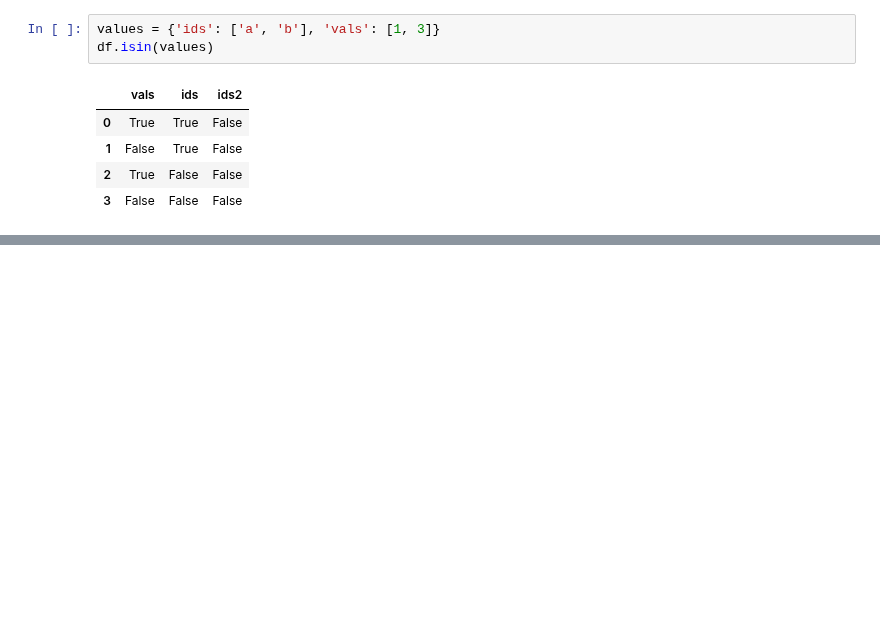
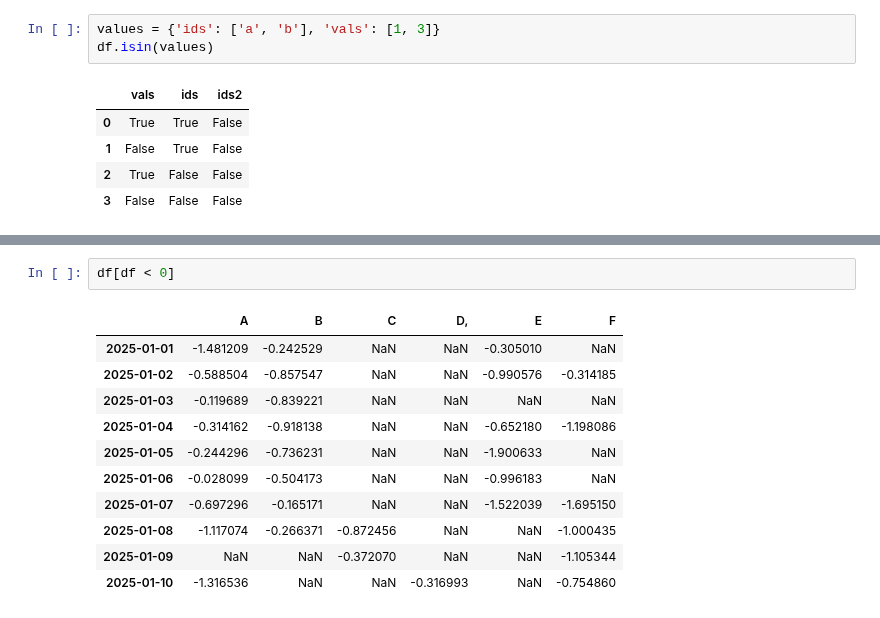
Before and after one commit to manasesmutembei11/ML, a Jupyter notebook: pandas/indexing_and_selecting.ipynb, the cells around one changed output, grey strips where cells are left out. Drawn from its saved outputs; the diff is of its cells as text; blank space fills up the shorter version.

```diff
--- a/pandas/indexing_and_selecting.ipynb
+++ b/pandas/indexing_and_selecting.ipynb
@@ -749,0 +793,14 @@ df.isin(values)
+# %%
+df[df < 0]
+# %% [output]
+|  | A | B | C | D, | E | F |
+| 2025-01-01 | -1.481209 | -0.242529 | NaN | NaN | -0.305010 | NaN |
+| 2025-01-02 | -0.588504 | -0.857547 | NaN | NaN | -0.990576 | -0.314185 |
+| 2025-01-03 | -0.119689 | -0.839221 | NaN | NaN | NaN | NaN |
+| 2025-01-04 | -0.314162 | -0.918138 | NaN | NaN | -0.652180 | -1.198086 |
+| 2025-01-05 | -0.244296 | -0.736231 | NaN | NaN | -1.900633 | NaN |
+| 2025-01-06 | -0.028099 | -0.504173 | NaN | NaN | -0.996183 | NaN |
+| 2025-01-07 | -0.697296 | -0.165171 | NaN | NaN | -1.522039 | -1.695150 |
+| 2025-01-08 | -1.117074 | -0.266371 | -0.872456 | NaN | NaN | -1.000435 |
+| 2025-01-09 | NaN | NaN | -0.372070 | NaN | NaN | -1.105344 |
+| 2025-01-10 | -1.316536 | NaN | NaN | -0.316993 | NaN | -0.754860 |
```
Also changed, not shown: parts of 7 cells of this notebook.
